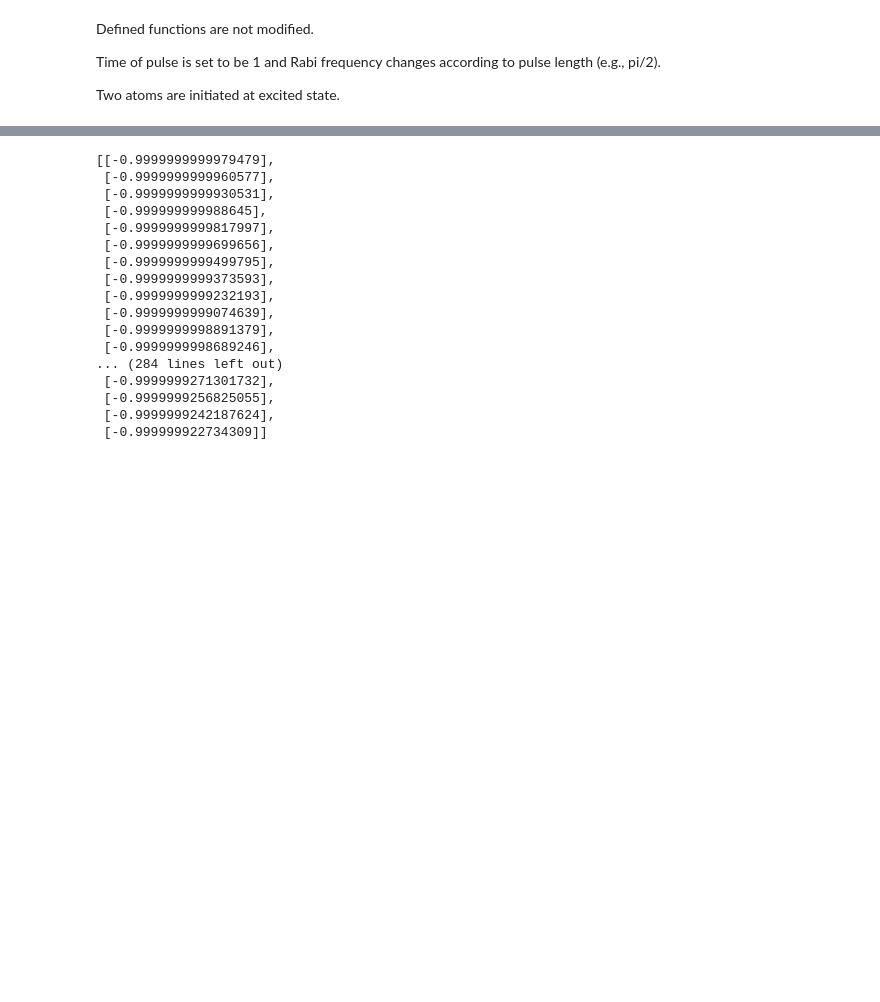
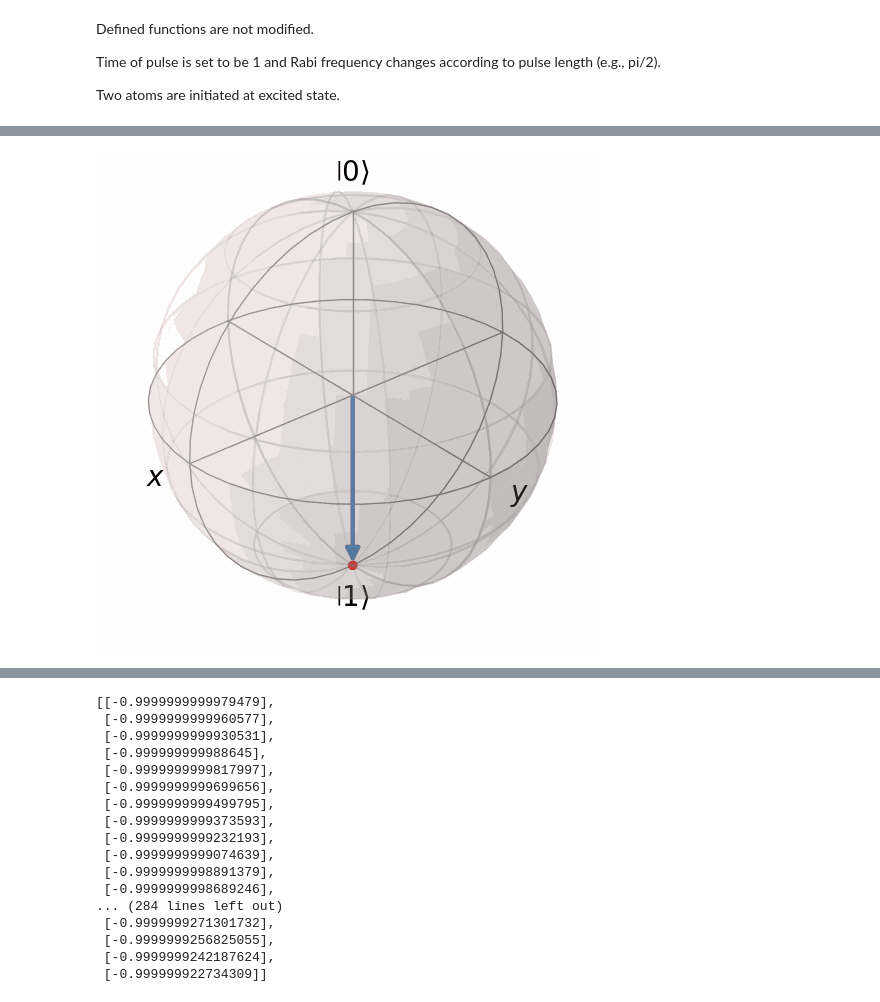
Before and after one commit to christianlange196/fall2023-chm696, a Jupyter notebook: final_project/simulations/final_project_Yupeng.ipynb, the cells around one changed output, grey strips where cells are left out. Saved outputs shown, nothing was run; the diff lists cells and outputs as text; code cells hidden in the pictures; blank space fills up the shorter version.

Commit message:
Yupeng fixed

```diff
--- a/final_project/simulations/final_project_Yupeng.ipynb
+++ b/final_project/simulations/final_project_Yupeng.ipynb
@@ -240,0 +276,12 @@ WARNING:matplotlib.legend:No artists with labels found to put in legend.  Note t
+# %%
+sys.states = [sys.ket_excited]  # initial state
+sys.evolve_pulse(np.linspace(0,1,5), Omega=[np.pi/2, 0])  # evolve with a Rabi frequency pi/2 for the times in tlist - Omega=pi/2 for t=0->1 is equivalent to a pi/2-pulse
+sys.evolve(np.linspace(0,t,10))
+sys.evolve_pulse(np.linspace(0,1,5), Omega=[0, np.pi])
+sys.evolve(np.linspace(0,t,10))
+sys.evolve_pulse(np.linspace(0,1,5), Omega=[np.pi/2, 0])
+
+sys.animate_bloch('yupeng-1.gif', duration=300)
+Image('yupeng-1.gif')
+# %% [output]
+[figure, added]
```
Also changed, not shown: parts of 2 cells of this notebook, 2 other files.
